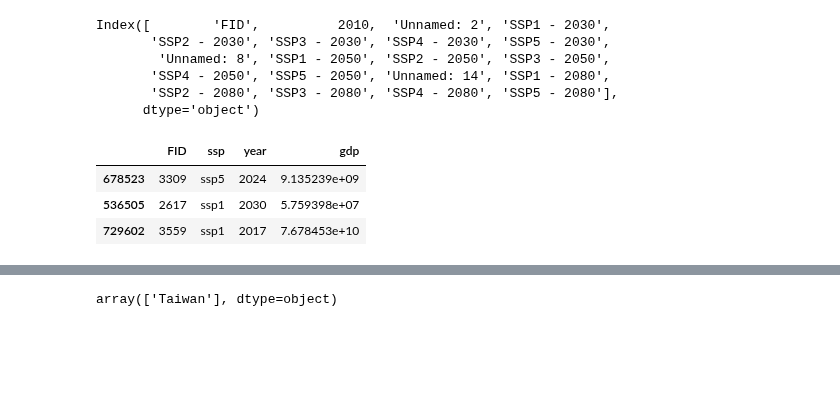
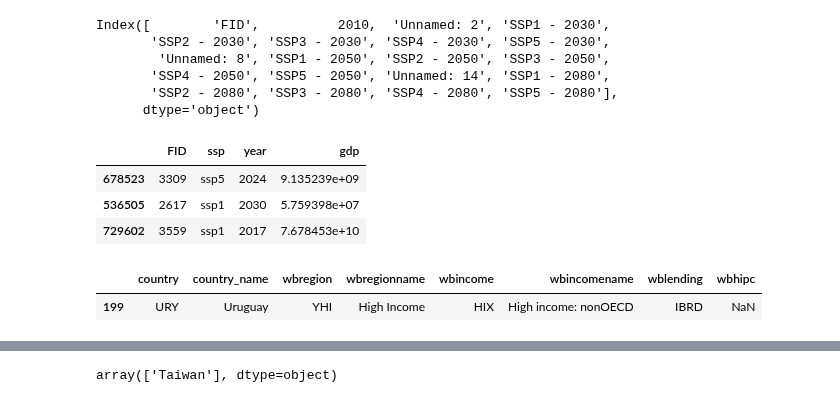
Before and after one commit to julierozenberg/infra_needs_analyses, a Jupyter notebook: riverine floods.ipynb, the cells around one changed output, grey strips where cells are left out. Saved outputs shown, nothing was run; the diff lists cells and outputs as text; code cells hidden in the pictures; blank space fills up the shorter version.

```diff
--- a/riverine floods.ipynb
+++ b/riverine floods.ipynb
@@ -103,3 +103,8 @@ final_annual_gdp = final_annual_gdp.merge(countries,on="FID",how="left")
 final_annual_gdp = final_annual_gdp.set_index(["FID","Country name","ssp","year"]).gdp.sum(level=["Country name","ssp","year"])
 # %%
 codes = pd.read_csv(myfolder+"wbccodes2014.csv")
+# %%
+codes.loc[codes.country_name=="Uruguay",:]
+# %% [output]
+|  | country | country_name | wbregion | wbregionname | wbincome | wbincomename | wblending | wbhipc |
+| 199 | URY | Uruguay | YHI | High Income | HIX | High income: nonOECD | IBRD | NaN |
```
Also changed, not shown: parts of 1 cell of this notebook, 2 other files.
